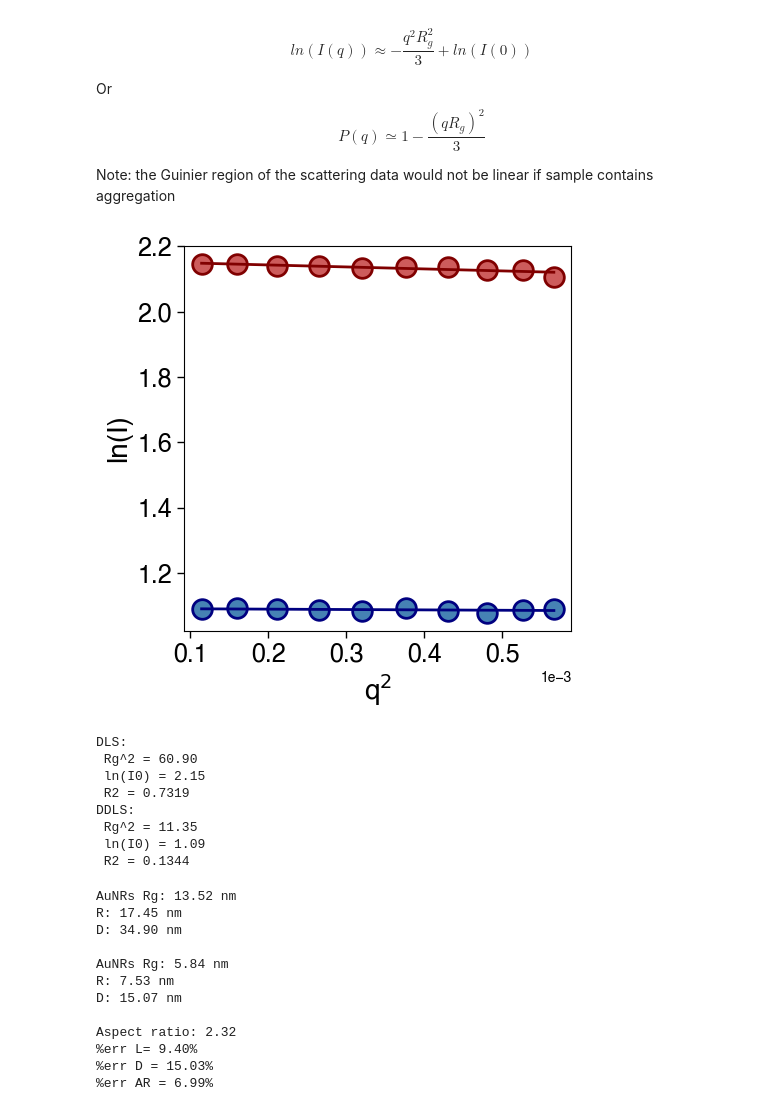
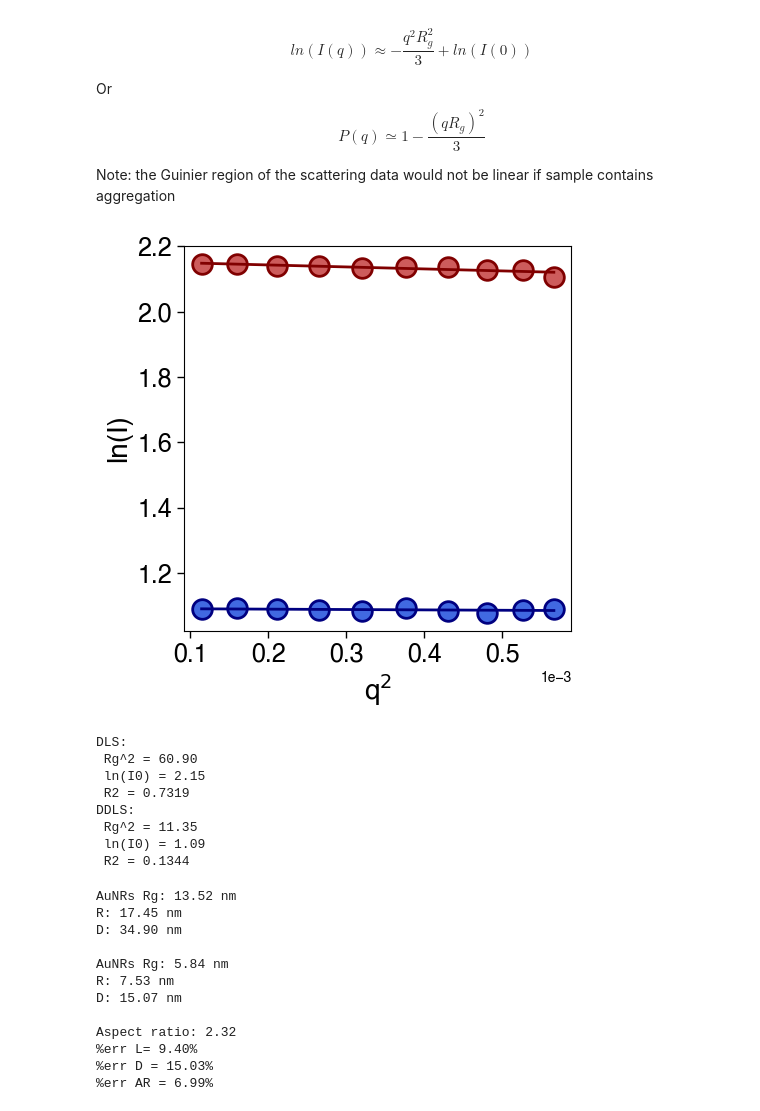
Before and after one commit to Ningravi/Anisotropic-NPs-Shape-Determination, a Jupyter notebook: Anisotropic Nanoparticle Size Determination using DLS and DDLS .ipynb, the cells around one changed output. Cells and saved outputs as stored; diff of their text form; code cells hidden in the pictures.

```diff
--- a/Anisotropic Nanoparticle Size Determination using DLS and DDLS .ipynb
+++ b/Anisotropic Nanoparticle Size Determination using DLS and DDLS .ipynb
@@ -995,7 +995,7 @@ r_squared_AuNRs_SLS = r2_score(AuNRs_SLS_lnI, y_pred_AuNRs_SLS[:len(AuNRs_SLS_ln
 fig, ax = plt.subplots(figsize=(5, 5))
 
 PS_scatter = ax.scatter(AuNRs_SLS_q2, AuNRs_SLS_lnI, s=200, alpha=1, marker='o',
-                        facecolors=c_l_DLS, edgecolors='maroon', linewidths=2, clip_on=False)
+                        facecolors='indianred', edgecolors='maroon', linewidths=2, clip_on=False)
 #PS_scatter.set_facecolor('none')
 
 ax.plot(x_AuNRs_SLS, y_AuNRs_SLS, color='maroon', linestyle='-', linewidth=2)
@@ -1013,35 +1013,35 @@ y_pred_AuNRs_SLS_DD = linear_equation(AuNRs_SLS_DD_q2, slope_AuNRs_SLS_DD, inter
 
 r_squared_AuNRs_SLS_DD = r2_score(AuNRs_SLS_DD_lnI, y_pred_AuNRs_SLS_DD[:len(AuNRs_SLS_DD_lnI)])
 
 
 PS_scatter = ax.scatter(AuNRs_SLS_DD_q2, AuNRs_SLS_DD_lnI, s=200, alpha=1, marker='o',
-                        facecolors=c_l_DDLS, edgecolors='navy', linewidths=2, clip_on=False)
+                        facecolors='royalblue', edgecolors='navy', linewidths=2, clip_on=False)
 #PS_scatter.set_facecolor('none')
 
 ax.plot(x_AuNRs_SLS_DD, y_AuNRs_SLS_DD, color='navy', linestyle='-', linewidth=2)
 
 plt.xlabel('q$^2$', fontsize=20)
 plt.ylabel('ln(I)', fontsize=20)
 
 formatter = ScalarFormatter()
 formatter.set_powerlimits((-3, -3))
 ax.xaxis.set_major_formatter(formatter)
 
 plt.tick_params(axis='y', length=5, width=1, color='black', direction='out')
 plt.tick_params(axis='x', length=5, width=1, color='black', direction='out')
 plt.xticks(fontsize=18)
 plt.yticks(fontsize=18)
 #plt.ylim(3.85, 4.15)
 #plt.xlim(0, 0.0006)
 #plt.text(0.3e-3, 2.12, f"Slope: {slope_AuNRs_SLS:.1f}\ny-intercept: {intercept_AuNRs_SLS:.1f}\nR$^2$ = {r_squared_AuNRs_SLS:.2f}",
 #         fontsize=14, c='red')
 #plt.savefig("Rg determinstion.png", dpi=1500, bbox_inches='tight', transparent=True)
 plt.show()
 
 print(f"DLS:\n Rg^2 = {-slope_AuNRs_SLS:.2f}\n ln(I0) = {intercept_AuNRs_SLS:.2f}\n R2 = {r_squared_AuNRs_SLS:.4f}")
 print(f"DDLS:\n Rg^2 = {-slope_AuNRs_SLS_DD:.2f}\n ln(I0) = {intercept_AuNRs_SLS_DD:.2f}\n R2 = {r_squared_AuNRs_SLS_DD:.4f}")
 # %% [output]
-[figure, old version]
+[figure, new version]
 DLS:
  Rg^2 = 60.90
  ln(I0) = 2.15
```
Also changed, not shown: parts of 2 cells of this notebook.
